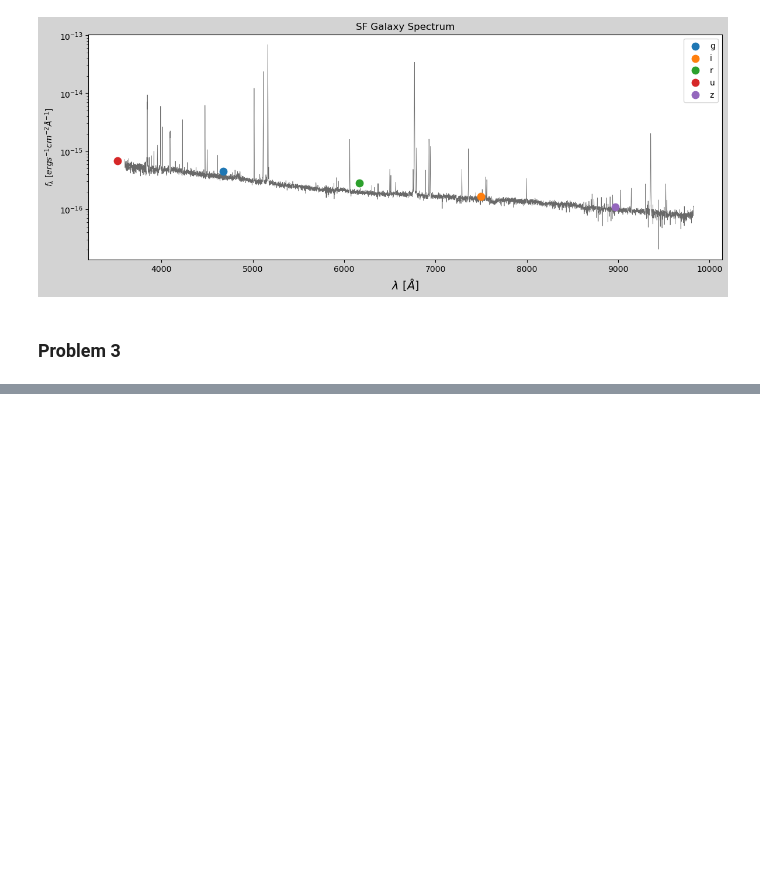
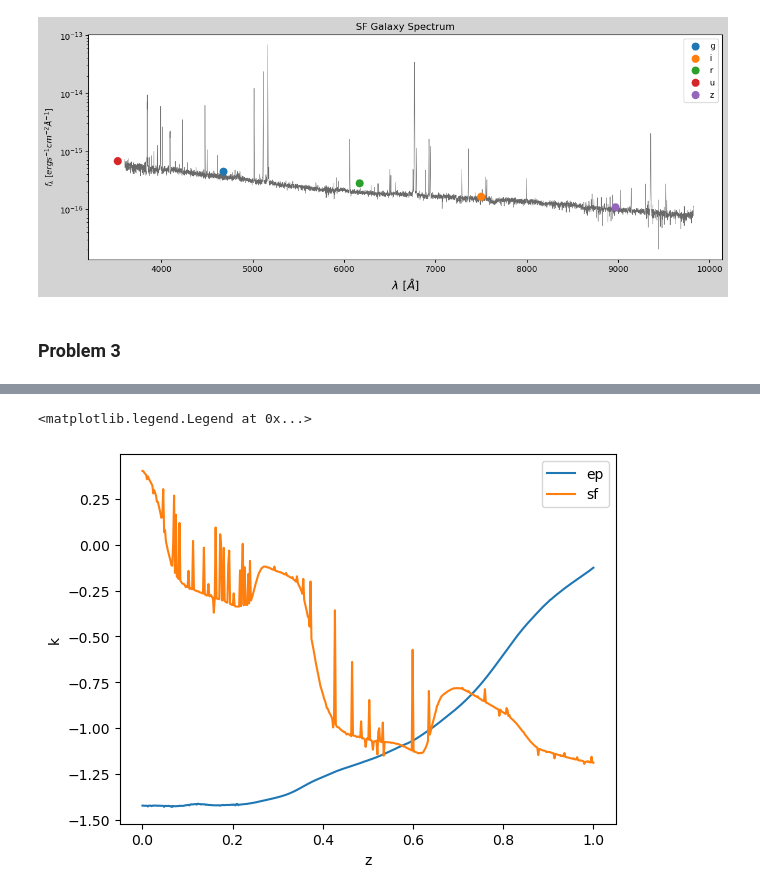
Before and after one commit to AutumnPearce/galaxies2025, a Jupyter notebook: hw2.ipynb, the cells around one changed output, grey strips where cells are left out. Cells and saved outputs as stored; diff of their text form; code cells hidden in the pictures; blank space fills up the shorter version.

```diff
--- a/hw2.ipynb
+++ b/hw2.ipynb
@@ -104,8 +104,8 @@ def get_mean_f_lambd(filter_df, gxy_df):
     lambd_min = np.max([filter_df["lambd"][0], gxy_df["lambd"][0]])
     lambd_max = np.min([np.array(filter_df["lambd"])[-1], np.array(gxy_df["lambd"])[-1]])
 
-    phi = interp1d(filter_df["lambd"], filter_df["phi"])
-    f_lambd = interp1d(gxy_df["lambd"], gxy_df["f_lambd"])
+    phi = interp1d(filter_df["lambd"], filter_df["phi"], bounds_error=False, fill_value=0.0)
+    f_lambd = interp1d(gxy_df["lambd"], gxy_df["f_lambd"], bounds_error=False, fill_value=0.0)
 
     def numerator_integrand(lambd):
         return lambd * f_lambd(lambd) * phi(lambd)
@@ -292,0 +324,9 @@ for f in filters:
+# %%
+plt.plot(zs, ks_ep, label='ep')
+plt.plot(zs, ks_sf, label='sf')
+plt.xlabel("z")
+plt.ylabel("k")
+plt.legend()
+# %% [output]
+<matplotlib.legend.Legend at 0x...>
+[figure, added]
```
Also changed, not shown: parts of 7 cells of this notebook.
